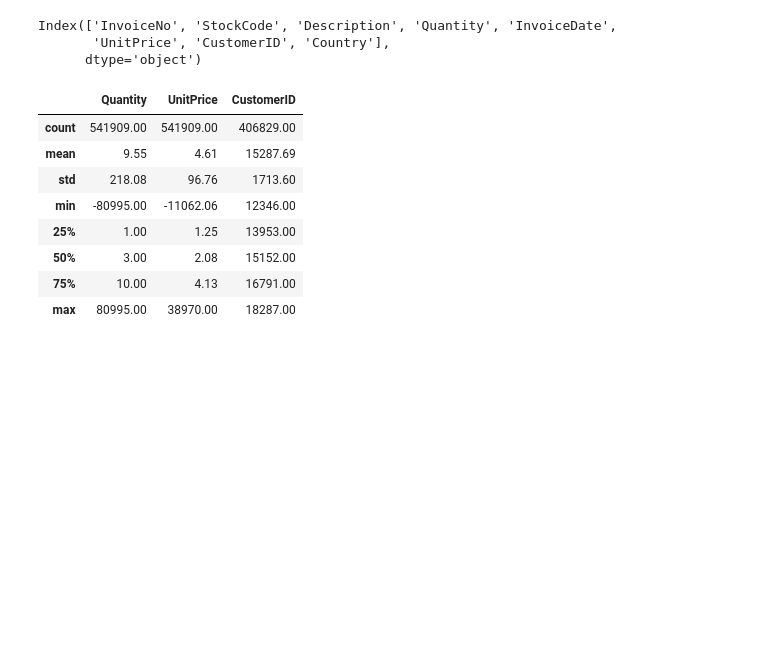
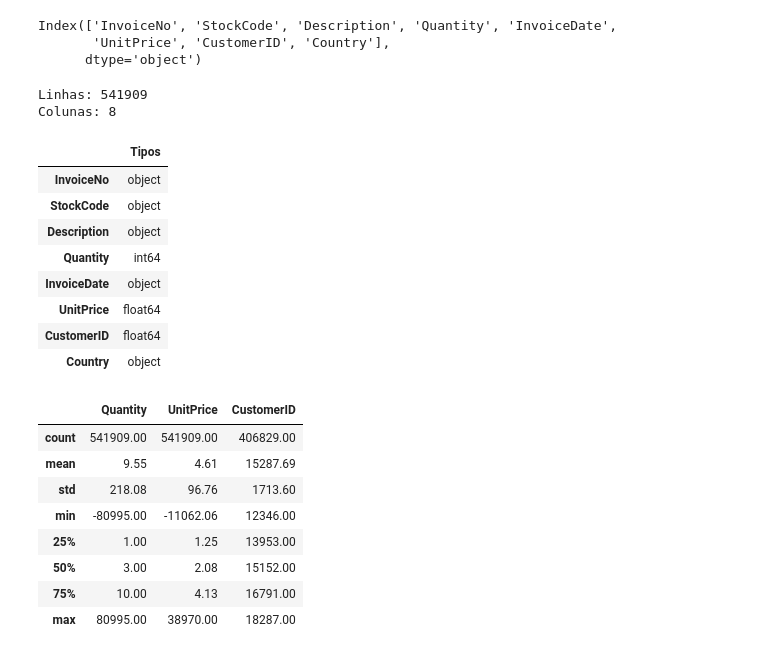
Before and after one commit to SamuelBarbosaDev/Customer_Segmentation_For_Marketing, a Jupyter notebook: core/core/main.ipynb, the cells around one changed output. Saved outputs shown, nothing was run; the diff lists cells and outputs as text; code cells hidden in the pictures; blank space fills up the shorter version.

```diff
--- a/core/core/main.ipynb
+++ b/core/core/main.ipynb
@@ -52,6 +54,27 @@ df.columns
 Index(['InvoiceNo', 'StockCode', 'Description', 'Quantity', 'InvoiceDate',
        'UnitPrice', 'CustomerID', 'Country'],
       dtype='object')
+# %%
+customer_profiles.verificando_as_dimensões_do_dataframe(
+    dataframe=df
+)
+# %% [output]
+Linhas: 541909
+Colunas: 8
+# %%
+customer_profiles.verificando_tipos(
+    dataframe=df
+)
+# %% [output]
+|  | Tipos |
+| InvoiceNo | object |
+| StockCode | object |
+| Description | object |
+| Quantity | int64 |
+| InvoiceDate | object |
+| UnitPrice | float64 |
+| CustomerID | float64 |
+| Country | object |
 # %%
 customer_profiles.descrição(
     dataframe=df
```
Also changed, not shown: parts of 2 cells of this notebook.
